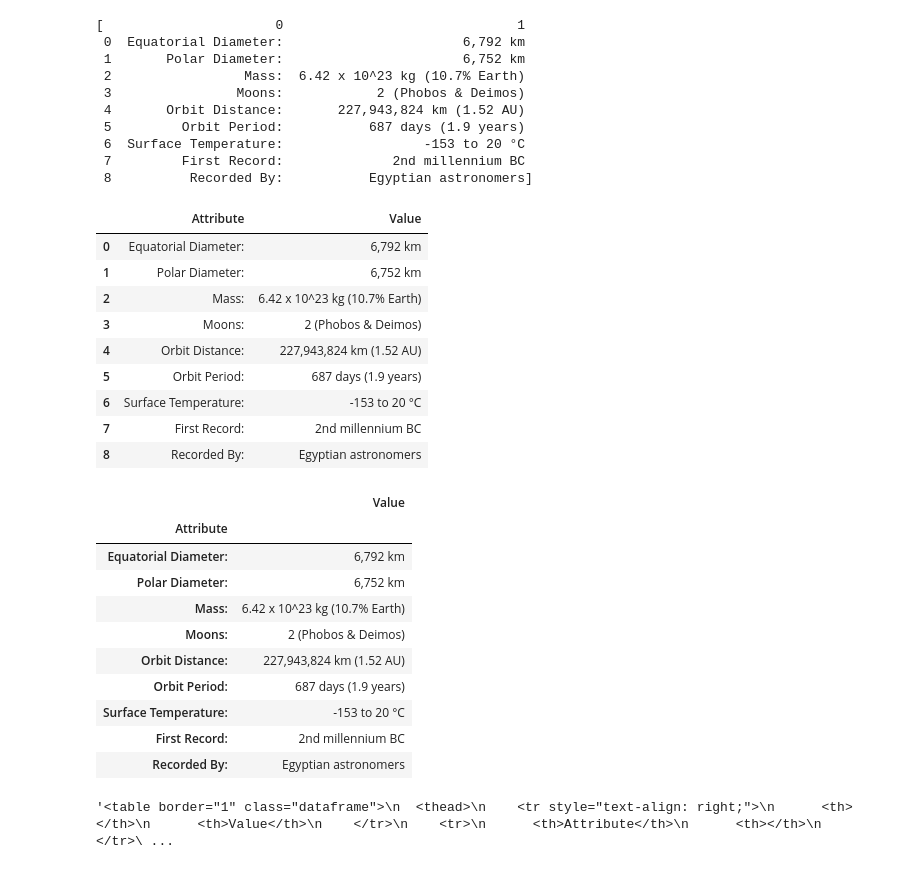
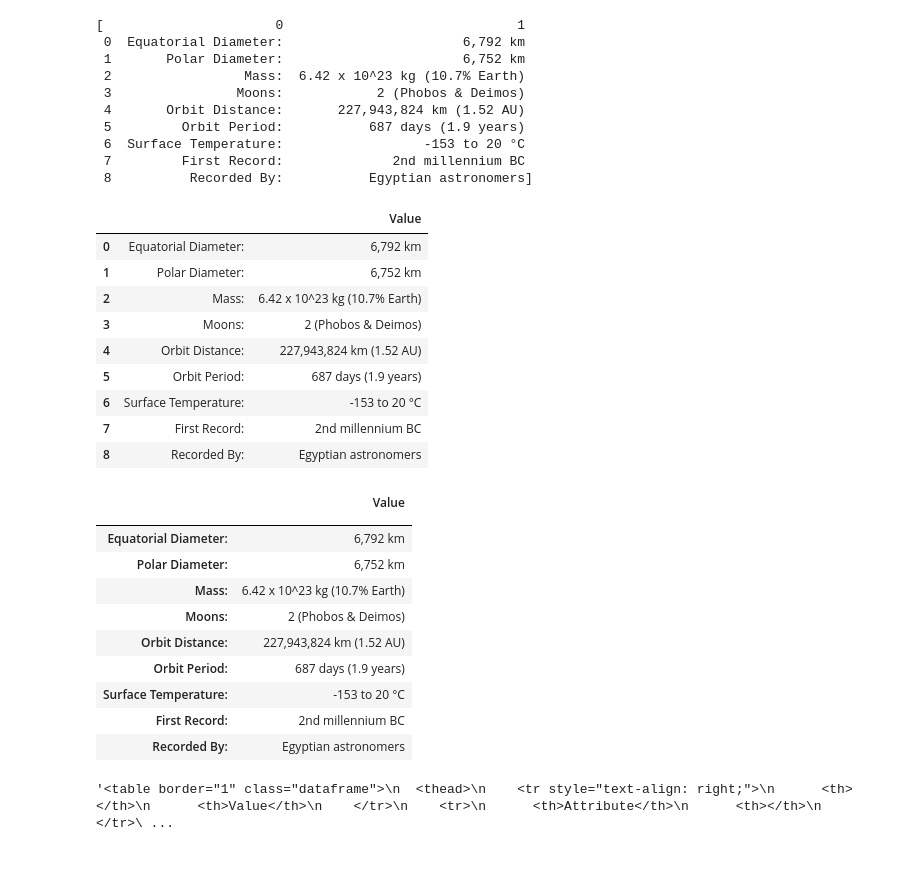
Before and after one commit to sjlapan/12_Web_Scraping_LaPan, a Jupyter notebook: mission_to_mars.ipynb, the cells around one changed output. Drawn from its saved outputs; the diff is of its cells as text; code cells hidden in the pictures.

```diff
--- a/mission_to_mars.ipynb
+++ b/mission_to_mars.ipynb
@@ -173,10 +177,10 @@ tables
  8          Recorded By:           Egyptian astronomers]
 # %%
 mars_df = tables[0]
-mars_df.columns = ["Attribute", "Value"]
+mars_df.columns = ["", "Value"]
 mars_df
 # %% [output]
-|  | Attribute | Value |
+|  |  | Value |
 | 0 | Equatorial Diameter: | 6,792 km |
 | 1 | Polar Diameter: | 6,752 km |
 | 2 | Mass: | 6.42 x 10^23 kg (10.7% Earth) |
@@ -187,11 +191,11 @@ mars_df
 | 7 | First Record: | 2nd millennium BC |
 | 8 | Recorded By: | Egyptian astronomers |
 # %%
-mars_df.set_index("Attribute", inplace = True)
+mars_df.set_index("", inplace = True)
 mars_df
 # %% [output]
 |  | Value |
-| Attribute |  |
+|  |  |
 | Equatorial Diameter: | 6,792 km |
 | Polar Diameter: | 6,752 km |
 | Mass: | 6.42 x 10^23 kg (10.7% Earth) |
```
Also changed, not shown: parts of 4 cells of this notebook, 1 other file.
